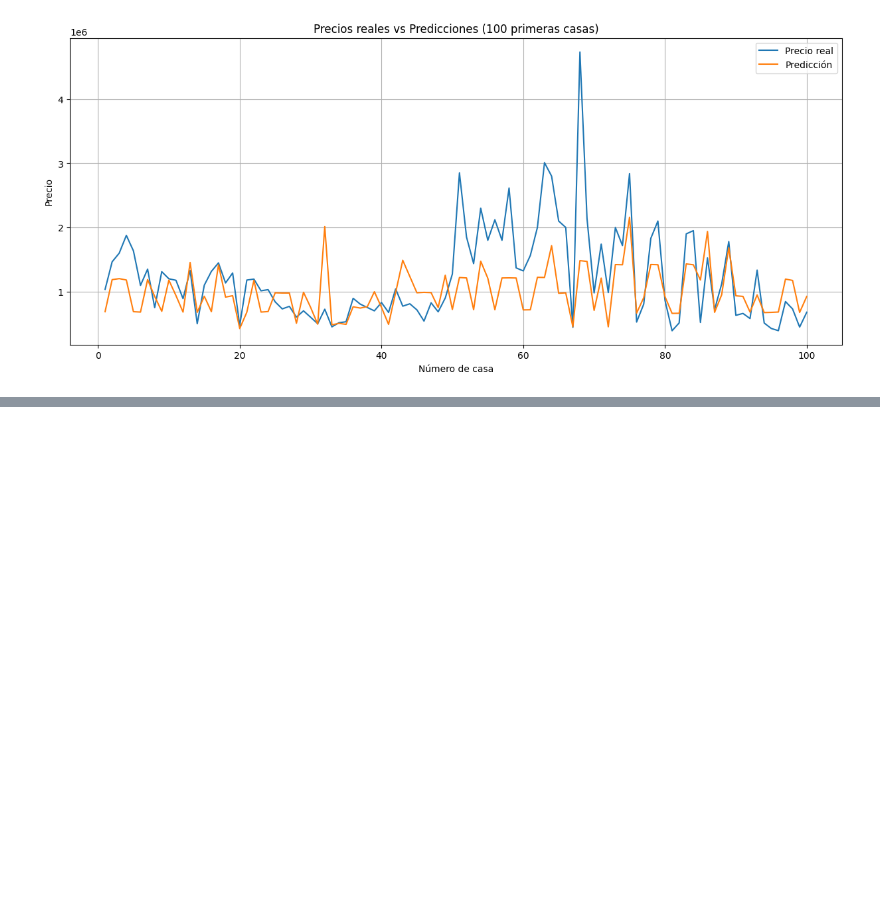
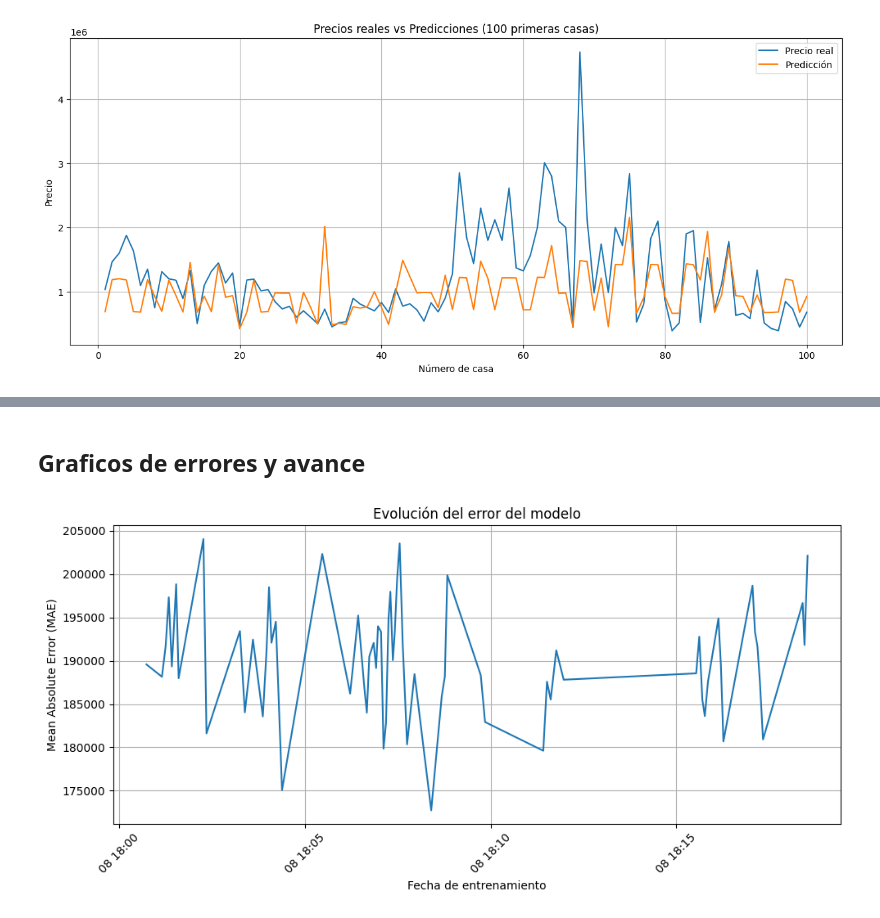
Before and after one commit to Cr12dev/python-notebook, a Jupyter notebook: ML/main.ipynb, the cells around one changed output, grey strips where cells are left out. Drawn from its saved outputs; the diff is of its cells as text; code cells hidden in the pictures; blank space fills up the shorter version.

Commit message:
feat: add graphics for errors

```diff
--- a/ML/main.ipynb
+++ b/ML/main.ipynb
@@ -239,0 +264,16 @@ plt.show()
+# %%
+from datetime import datetime
+import sqlite3 as sql
+
+# Fecha actual
+fecha_entrenamiento = datetime.now().strftime("%Y-%m-%d %H:%M:%S")
+err = mean_absolute_error(val_y, melb_preds)
+
+# Usar context manager para asegurar que la conexión se cierre
+with sql.connect("newmodel.db", timeout=30.0) as con:
+    cur = con.cursor()
+    cur.execute('''
+    INSERT INTO model_error (entrenamiento, error)
+    VALUES (?, ?)
+    ''', (fecha_entrenamiento, err))
+    con.commit()
@@ -239,0 +282,11 @@ plt.show()
+# %%
+df_sql = pd.read_sql_query(
+    "SELECT * FROM model_error",
+    con
+)
+
+df_sql["entrenamiento"] = pd.to_datetime(df_sql["entrenamiento"])
+
+# Ordenar por fecha (importante)
+df_sql = df_sql.sort_values("entrenamiento")
+print(df_sql)
@@ -239,0 +312,19 @@ plt.show()
+# %% [markdown]
+## Graficos de errores y avance
+# %%
+import matplotlib.pyplot as plt
+import numpy as np
+
+plt.figure(figsize=(10,5))
+plt.plot(df_sql["entrenamiento"], df_sql["error"])
+
+plt.title("Evolución del error del modelo")
+plt.xlabel("Fecha de entrenamiento")
+plt.ylabel("Mean Absolute Error (MAE)")
+plt.xticks(rotation=45)
+
+plt.grid(True)
+plt.tight_layout()
+plt.show()
+# %% [output]
+[figure, added]
```
Also changed, not shown: parts of 13 cells of this notebook, 3 other files.
